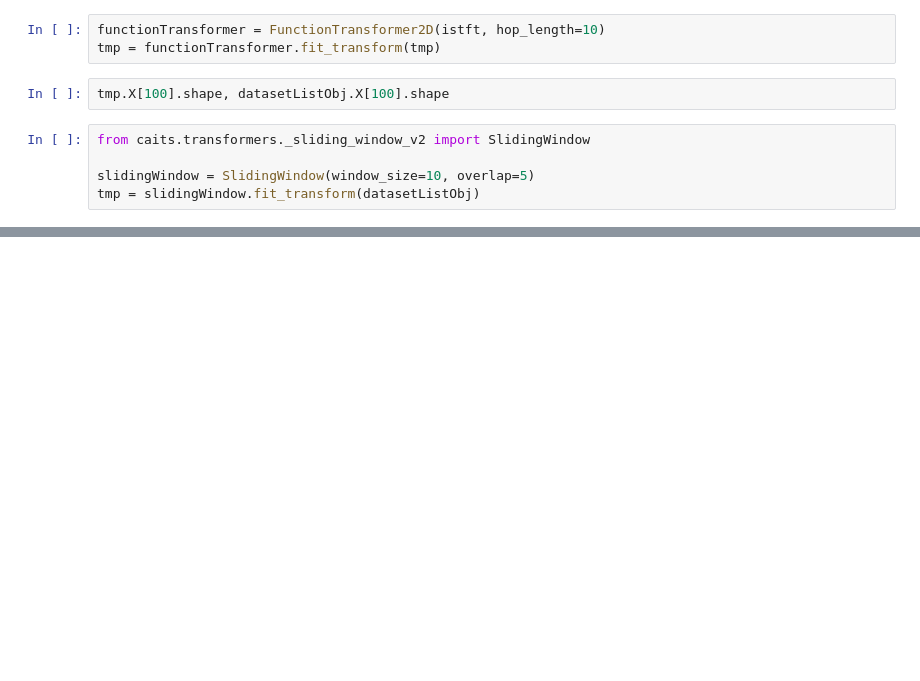
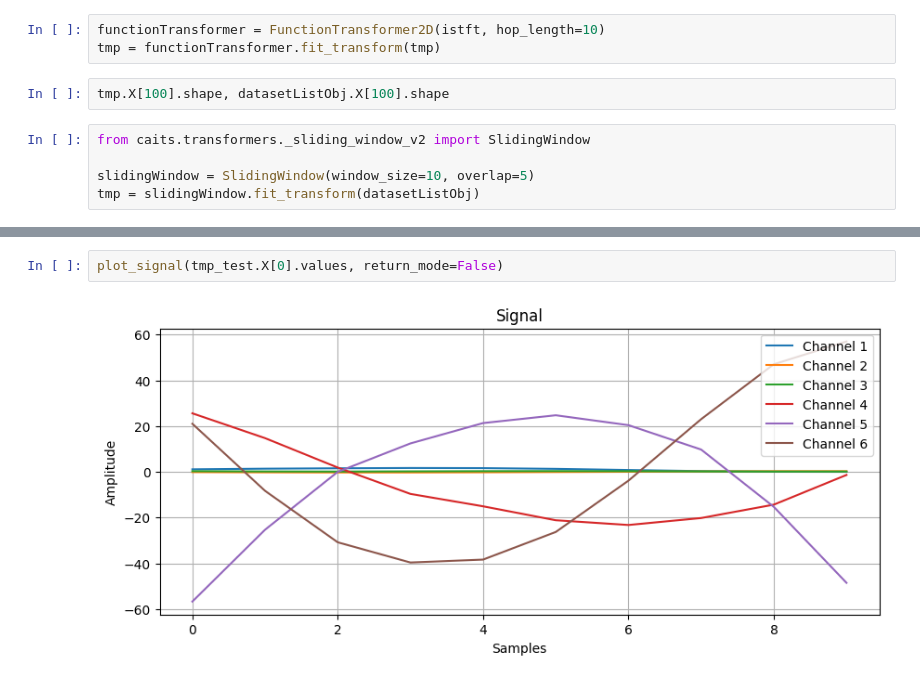
Before and after one commit to AIoT-Group-UoP/crossai-ts, a Jupyter notebook: examples/_dataset3_test.ipynb, the cells around one changed output, grey strips where cells are left out. Saved outputs shown, nothing was run; the diff lists cells and outputs as text; blank space fills up the shorter version.

```diff
--- a/examples/_dataset3_test.ipynb
+++ b/examples/_dataset3_test.ipynb
@@ -343,0 +515,4 @@ final_train_dataset, final_test_dataset
+# %%
+plot_signal(tmp_test.X[0].values, return_mode=False)
+# %% [output]
+[figure, added]
```
Also changed, not shown: parts of 25 cells of this notebook.
